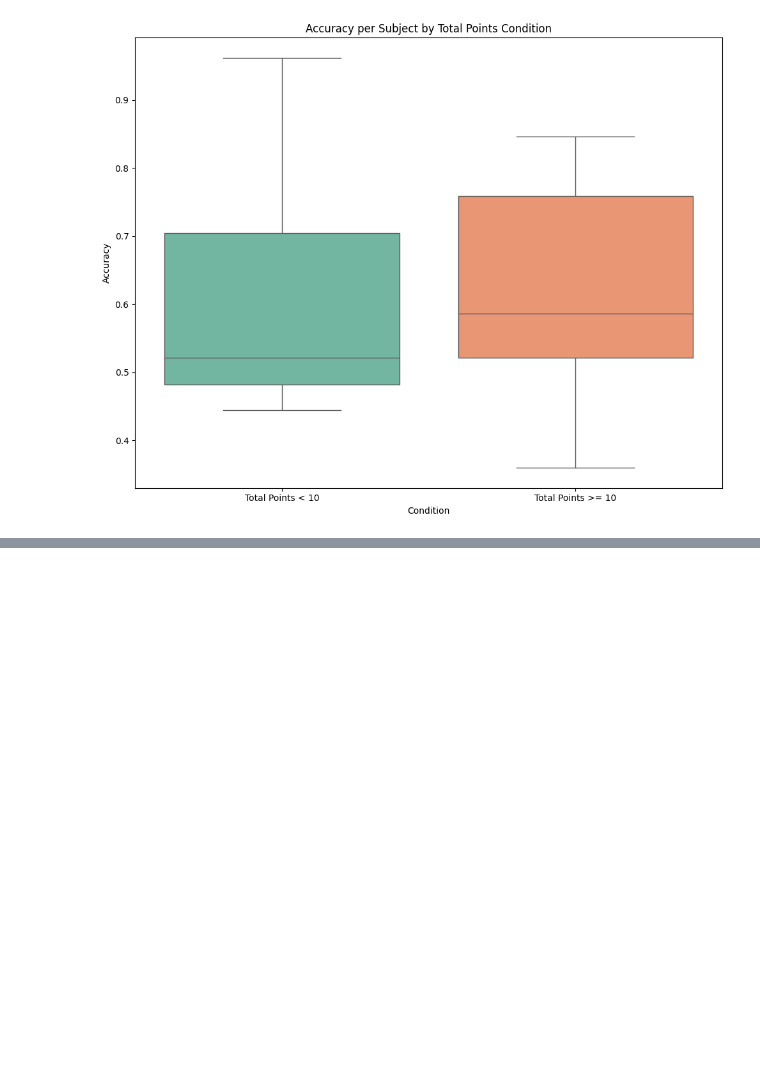
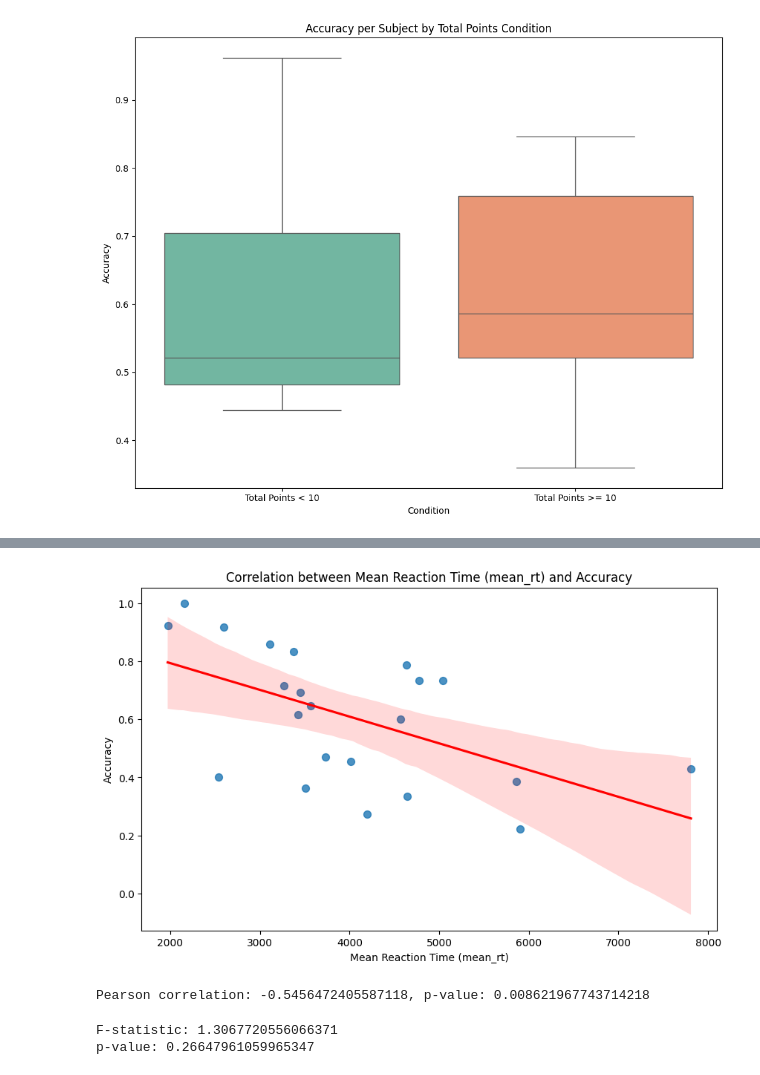
Before and after one commit to UserModelling2425/user-modelling-project-apples-2, a Jupyter notebook: experiment/data_analysis/recall_test_analysis.ipynb, the cells around one changed output, grey strips where cells are left out. Saved outputs shown, nothing was run; the diff lists cells and outputs as text; code cells hidden in the pictures; blank space fills up the shorter version.

```diff
--- a/experiment/data_analysis/recall_test_analysis.ipynb
+++ b/experiment/data_analysis/recall_test_analysis.ipynb
@@ -529,0 +628,27 @@ plt.show()
+# %%
+# Plot the correlation
+plt.figure(figsize=(10, 6))
+sns.regplot(x='mean_rt', y='accuracy', data=evals, scatter_kws={'s': 50}, line_kws={'color': 'red'})
+plt.title('Correlation between Mean Reaction Time (mean_rt) and Accuracy')
+plt.xlabel('Mean Reaction Time (mean_rt)')
+plt.ylabel('Accuracy')
+plt.show()
+
+# Calculate the correlation using Pearson's correlation coefficient
+pearson_corr_mean_rt_accuracy, p_value_mean_rt_accuracy = pearsonr(evals['mean_rt'], evals['accuracy'])
+print(f"Pearson correlation: {pearson_corr_mean_rt_accuracy}, p-value: {p_value_mean_rt_accuracy}")
+# %% [output]
+[figure, added]
+Pearson correlation: -0.5456472405587118, p-value: 0.008621967743714218
+# %%
+# Aggregate data by subject and condition
+agg_data = combined_data.groupby(['subject_number', 'time_bar_visible'])['correct'].mean().unstack()
+
+# Perform repeated measures ANOVA
+f_statistic, p_value = stats.f_oneway(agg_data[True], agg_data[False])
+
+print(f"F-statistic: {f_statistic}")
+print(f"p-value: {p_value}")
+# %% [output]
+F-statistic: 1.3067720556066371
+p-value: 0.26647961059965347
```
Also changed, not shown: parts of 7 cells of this notebook.
